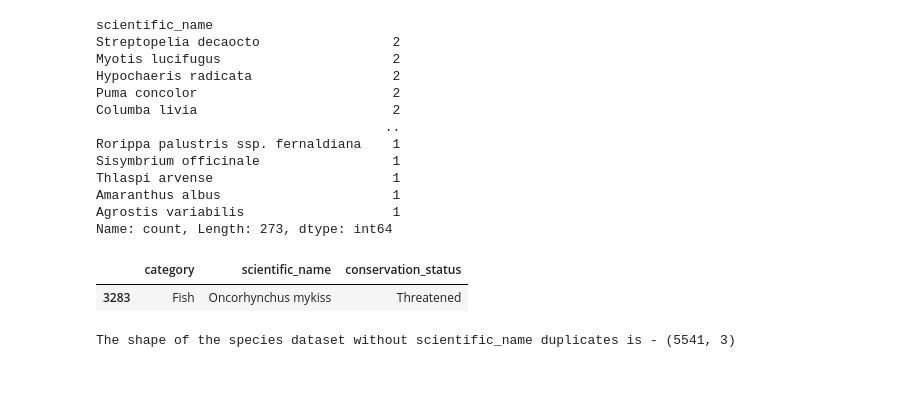
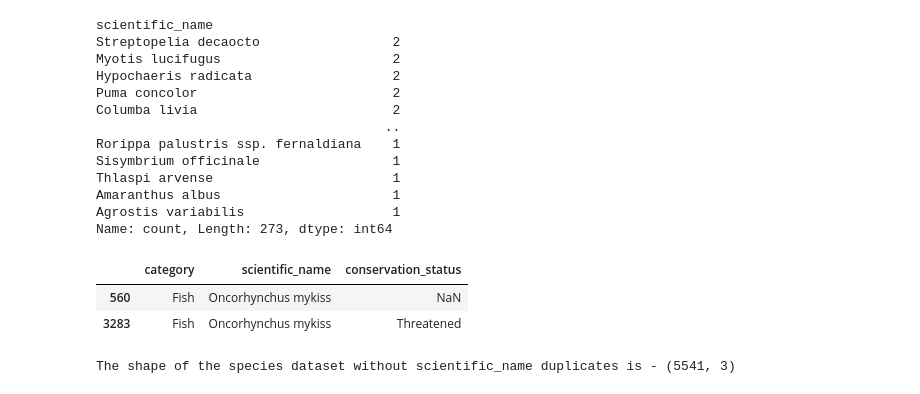
Before and after one commit to 7086600/biodiversity_project, a Jupyter notebook: biodiversity.ipynb, the cells around one changed output. Cells and saved outputs as stored; diff of their text form; code cells hidden in the pictures.

```diff
--- a/biodiversity.ipynb
+++ b/biodiversity.ipynb
@@ -106,7 +106,7 @@ Tribulus terrestris          1
 Name: count, Length: 5541, dtype: int64
 # %%
 # drop common_names column
-species_drop = species.drop(columns=['common_names'])
+species_drop = species.drop(columns=['common_names'], axis=1)
 species_drop.head()
 # %% [output]
 |  | category | scientific_name | conservation_status |
@@ -134,9 +134,11 @@ Agrostis variabilis                   1
 Name: count, Length: 273, dtype: int64
 # %%
 # check for one value scientific_name
-species_drop[species_drop['scientific_name']=='Oncorhynchus mykiss']
+# species_drop[species_drop['scientific_name']=='Oncorhynchus mykiss']
+species_drop.loc[species_drop['scientific_name'] == 'Oncorhynchus mykiss', :]
 # %% [output]
 |  | category | scientific_name | conservation_status |
+| 560 | Fish | Oncorhynchus mykiss | NaN |
 | 3283 | Fish | Oncorhynchus mykiss | Threatened |
 # %%
 # drop duplicates by scientific_name and keep last value
```
Also changed, not shown: parts of 9 cells of this notebook.
